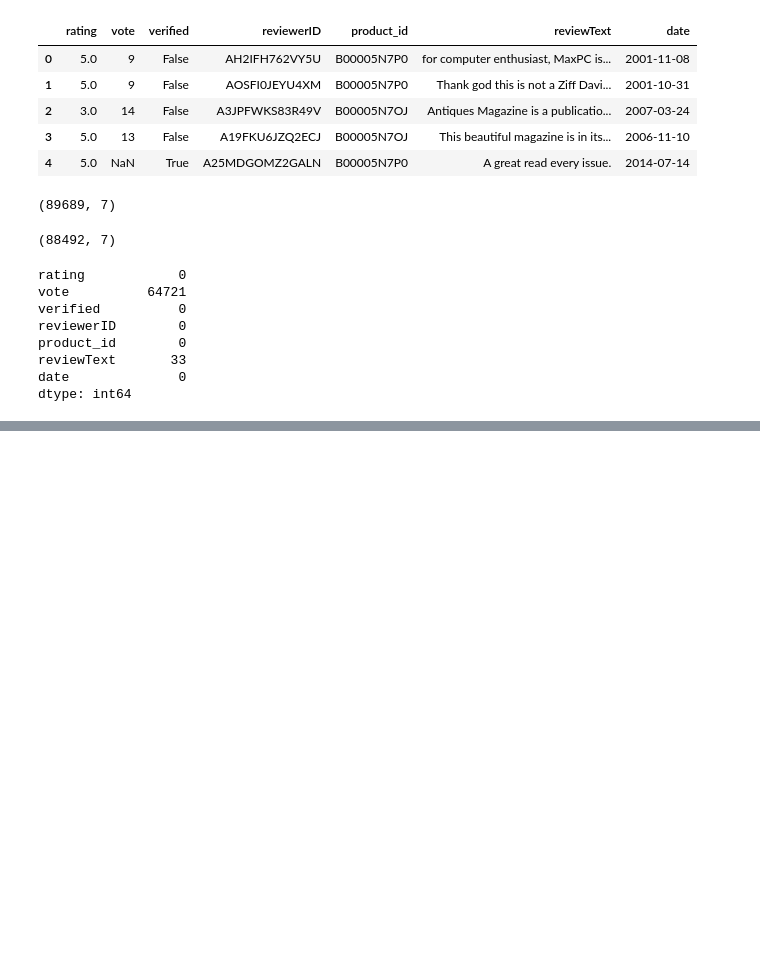
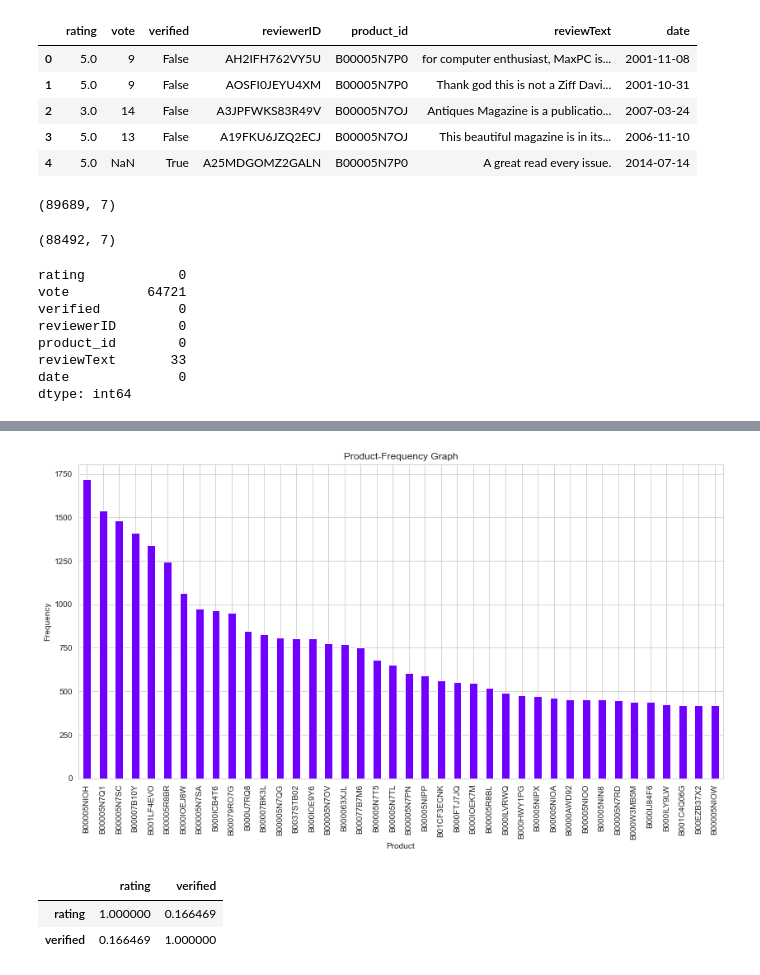
Before and after one commit to arham-rumi/amazon-product-reviews-exploratory-data-analysis, a Jupyter notebook: Amazon-Product-Reviews-EDA/Amazon-Reviews-EDA.ipynb, the cells around one changed output, grey strips where cells are left out. Cells and saved outputs as stored; diff of their text form; code cells hidden in the pictures; blank space fills up the shorter version.

```diff
--- a/Amazon-Product-Reviews-EDA/Amazon-Reviews-EDA.ipynb
+++ b/Amazon-Product-Reviews-EDA/Amazon-Reviews-EDA.ipynb
@@ -111,0 +129,15 @@ dtype: int64
+# %%
+df['product_id'].value_counts().nlargest(40).plot(kind='bar', figsize=(14,7), grid=True, color="#6f00ff")
+
+plt.title("Product-Frequency Graph")
+plt.xlabel("Product")
+plt.ylabel("Frequency")
+plt.show()
+# %% [output]
+[figure, added]
+# %%
+df.corr()
+# %% [output]
+|  | rating | verified |
+| rating | 1.000000 | 0.166469 |
+| verified | 0.166469 | 1.000000 |
```
Also changed, not shown: parts of 8 cells of this notebook.
